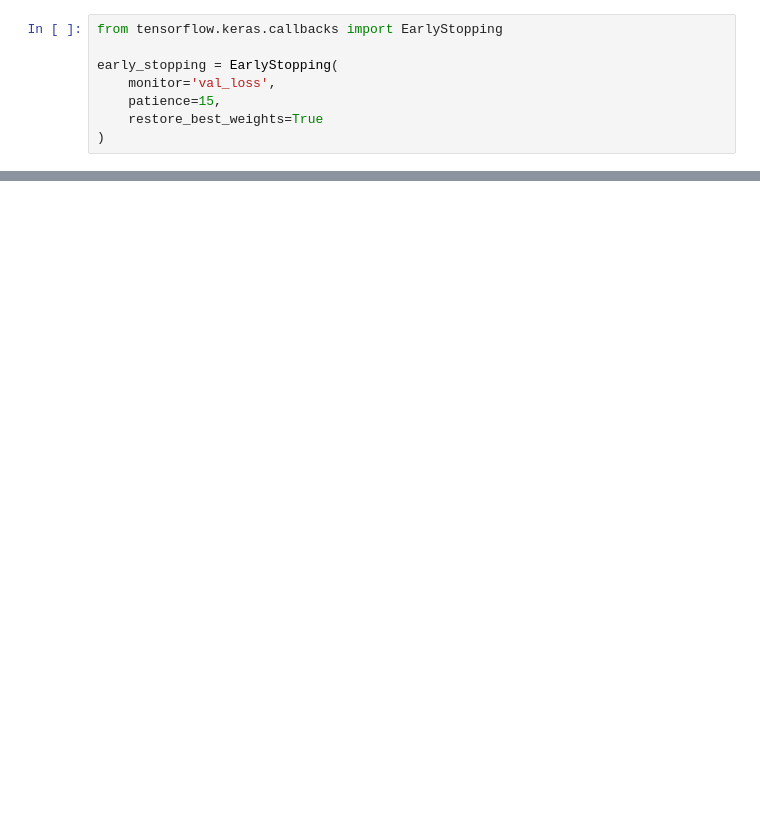
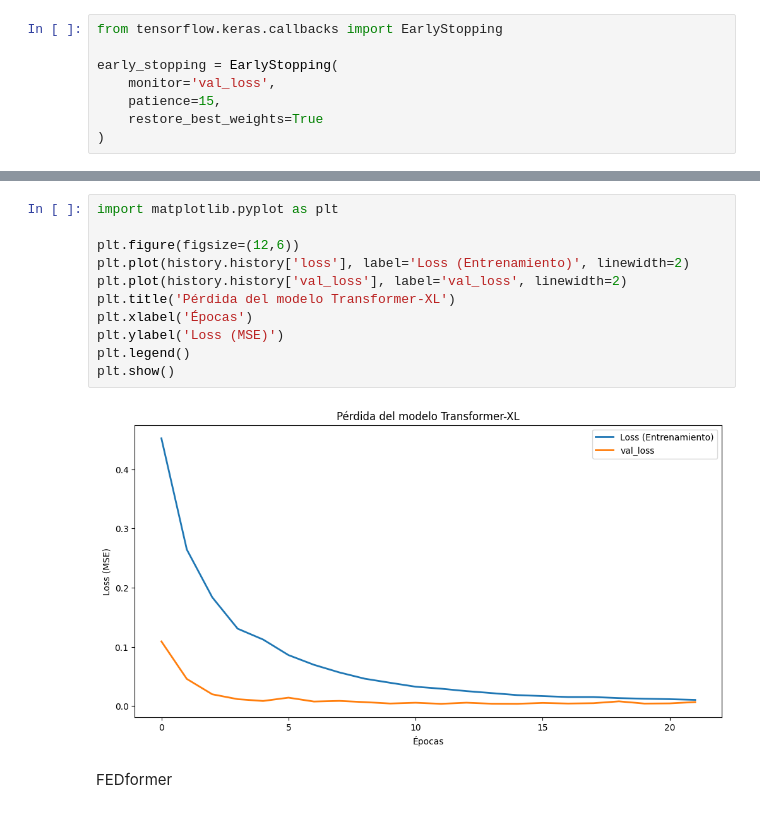
Before and after one commit to ppeinadox/prediccion_nasdaq, a Jupyter notebook: TFM_Patricia_Peinado.ipynb, the cells around one changed output, grey strips where cells are left out. Drawn from its saved outputs; the diff is of its cells as text; blank space fills up the shorter version.

```diff
--- a/TFM_Patricia_Peinado.ipynb
+++ b/TFM_Patricia_Peinado.ipynb
@@ -496,0 +1111,15 @@ MSE: 0.0763, RMSE: 0.2763, MAE: 0.2482
+# %%
+import matplotlib.pyplot as plt
+
+plt.figure(figsize=(12,6))
+plt.plot(history.history['loss'], label='Loss (Entrenamiento)', linewidth=2)
+plt.plot(history.history['val_loss'], label='val_loss', linewidth=2)
+plt.title('Pérdida del modelo Transformer-XL')
+plt.xlabel('Épocas')
+plt.ylabel('Loss (MSE)')
+plt.legend()
+plt.show()
+# %% [output]
+[figure, added]
+# %% [markdown]
+FEDformer
```
Also changed, not shown: parts of 62 cells of this notebook.
